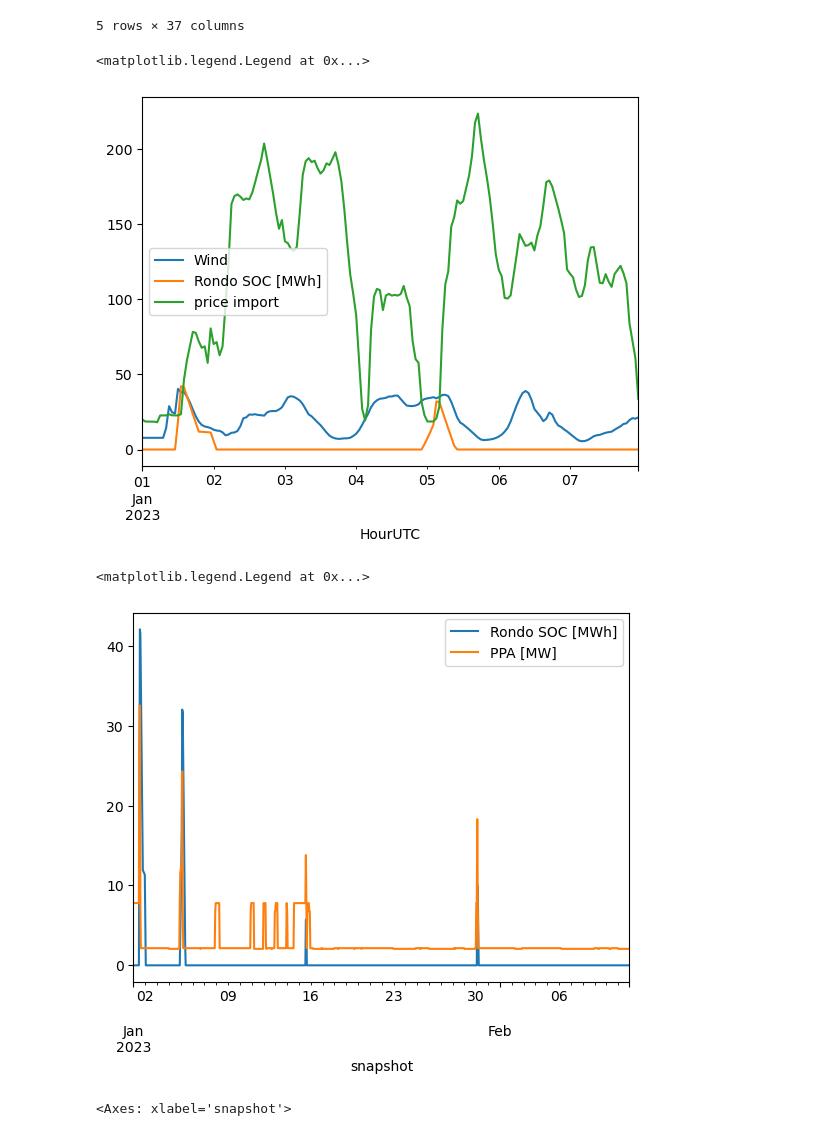
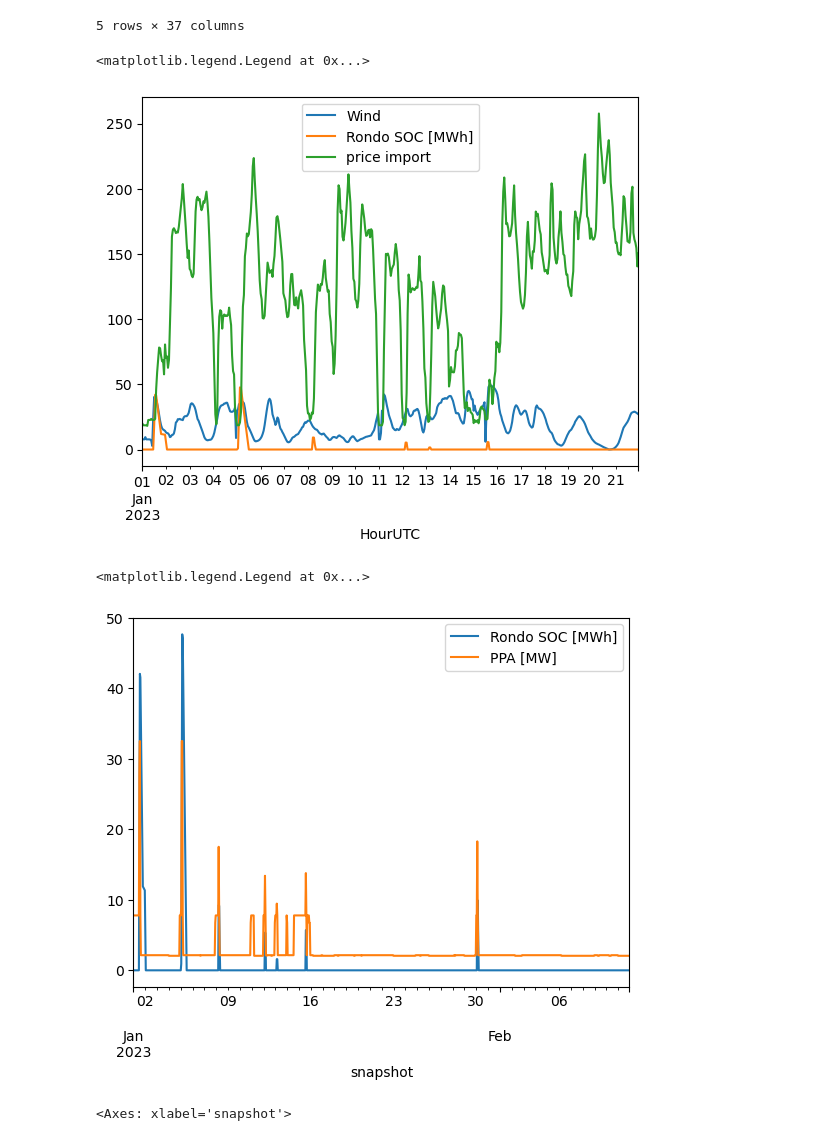
Before and after one commit to pulio12/Msc_Thesis_Greenlab_Skive, a Jupyter notebook: Test_File3.ipynb, the cells around one changed output. Saved outputs shown, nothing was run; the diff lists cells and outputs as text; code cells hidden in the pictures.

```diff
--- a/Test_File3.ipynb
+++ b/Test_File3.ipynb
@@ -776,9 +699,18 @@ def  add_electric_boiler(n):
         carrier = "electric boiler",
         capital_cost=costs.at["electric boiler steam","capital_cost"])
 # %%
-def add_heat_load(n,p_load):
+# DH_Price = 40 - 60 EUR/MWh
+def add_heat_load(n,p_load,DH_cost):
+
+    n.add("Link","MT_Heat_Supply",
+        bus0="Heat_MT",
+        bus1="Heat_Sink",
+        p_nom_extendable=True,
+        carrier = "heat",
+        marignal_cost = -DH_cost,) # MWh
+
     n.add("Load", "Skive_Heat_Load",
-        bus="Heat_MT",
+        bus="Heat_Sink",
         p_nom_extendable=False,
         carrier = "heat",
         p_set = p_load) # MWh
@@ -865,6 +797,7 @@ def build_network(P_el,P_heat,CO2_tax1, CO2_tax2,p_import,p_export):
     n.add("Bus", "Heat_Exchanger_Bus", carrier = "heat")
     n.add("Bus","TES_Rondo", carrier = "heat")
     n.add("Bus", "Heat_MT", carrier = "heat")
+    n.add("Bus","Heat_Sink", carrier = "heat")
 
     n.add("Bus", "NG", carrier = "gas")
     n.add("Bus", "pellets", carrier="pellets")
@@ -872,12 +805,12 @@ def build_network(P_el,P_heat,CO2_tax1, CO2_tax2,p_import,p_export):
     n.add("Bus", "biochar sequestration", carrier="CO2")
 
 
-    add_battery(n,P_nom = 22, max_t = 4, cyclic_operation = True)
-    add_skive_generators(n, p_PPA  = 90)
+    add_battery(n,P_nom = 22, max_t = 2, cyclic_operation = True)
+    add_skive_generators(n, p_PPA  = 90) # 90 EUR/MWh
     add_grid(n,p_import,p_export)
 
     add_el_load(n,P_el)
-    add_heat_load(n,P_heat)
+    add_heat_load(n,P_heat,DH_cost = 0) # 50 EUR/MWh
 
 
     add_TES_rondo(n,e_nom_store = 100, p_nom_charge= 24,p_nom_discharge = 7)
@@ -1034,20 +970,20 @@ n.generators
 5 rows × 37 columns
 # %%
 #(n.generators_t.p["Skive_Solar"])[0:24*7*2].plot(label ="Solar")
-(n.generators_t.p["Skive_Onshore_Wind"])[0:24*7*1].plot(label ="Wind")
-n.stores_t.e['Rondo_Concrete_Heat_Storage'][0:24*7*1].plot(label = "Rondo SOC [MWh]")
-price_import23[0:24*7*1].plot(label = "price import")
+(n.generators_t.p["Skive_Onshore_Wind"])[0:24*7*3].plot(label ="Wind")
+n.stores_t.e['Rondo_Concrete_Heat_Storage'][0:24*7*3].plot(label = "Rondo SOC [MWh]")
+price_import23[0:24*7*3].plot(label = "price import")
 plt.legend()
 # %% [output]
 <matplotlib.legend.Legend at 0x...>
-[figure, old version]
+[figure, new version]
 # %%
 n.stores_t.e['Rondo_Concrete_Heat_Storage'][0:24*7*6].plot(label = "Rondo SOC [MWh]")
 n.links_t.p0["PPA"][0:24*7*6].plot(label = "PPA [MW]")
 plt.legend()
 # %% [output]
 <matplotlib.legend.Legend at 0x...>
-[figure, old version]
+[figure, new version]
 # %%
 n.loads_t.p.plot()
 # %% [output]
```
Also changed, not shown: parts of 17 cells of this notebook, 3 other files.
